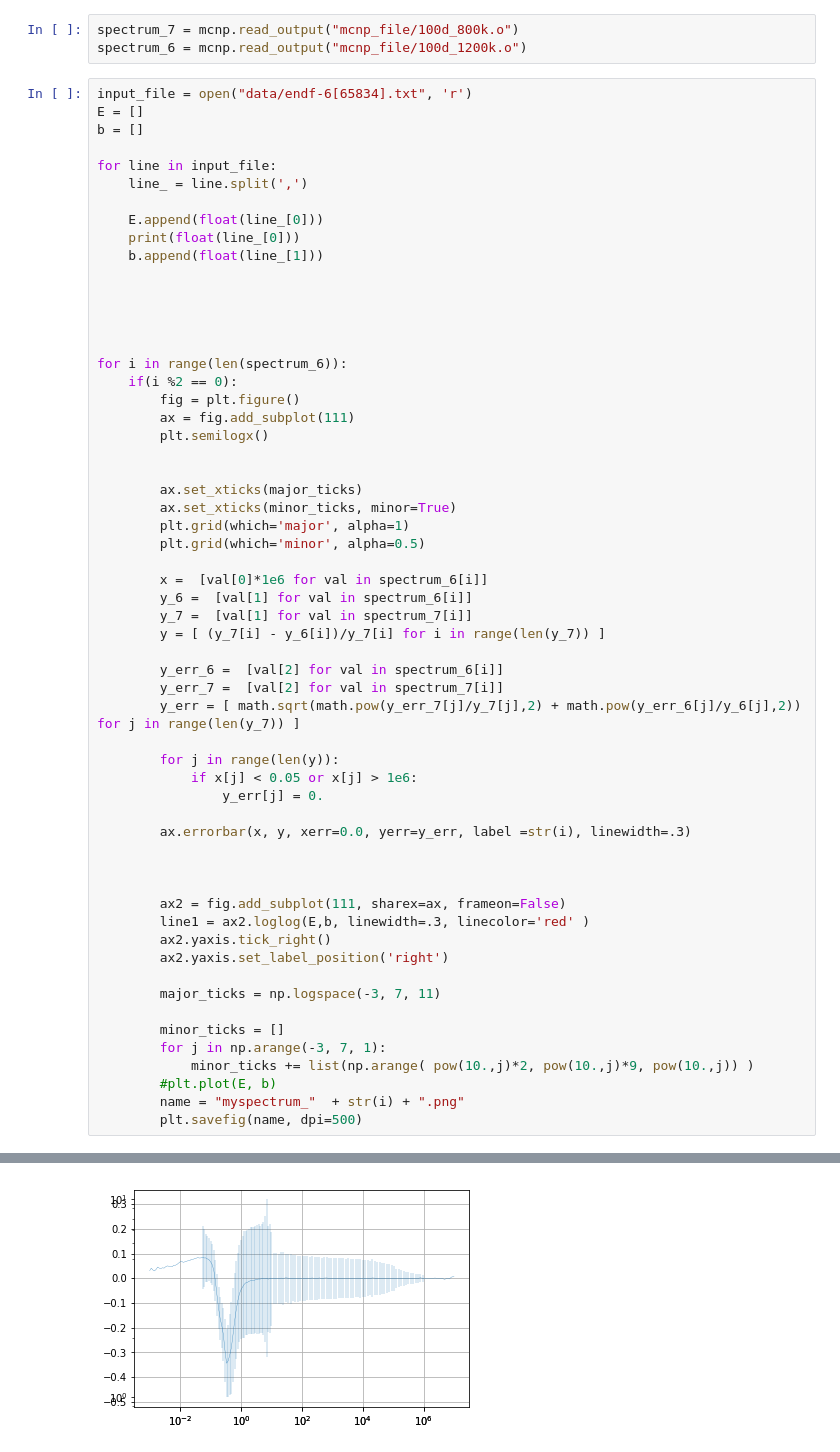
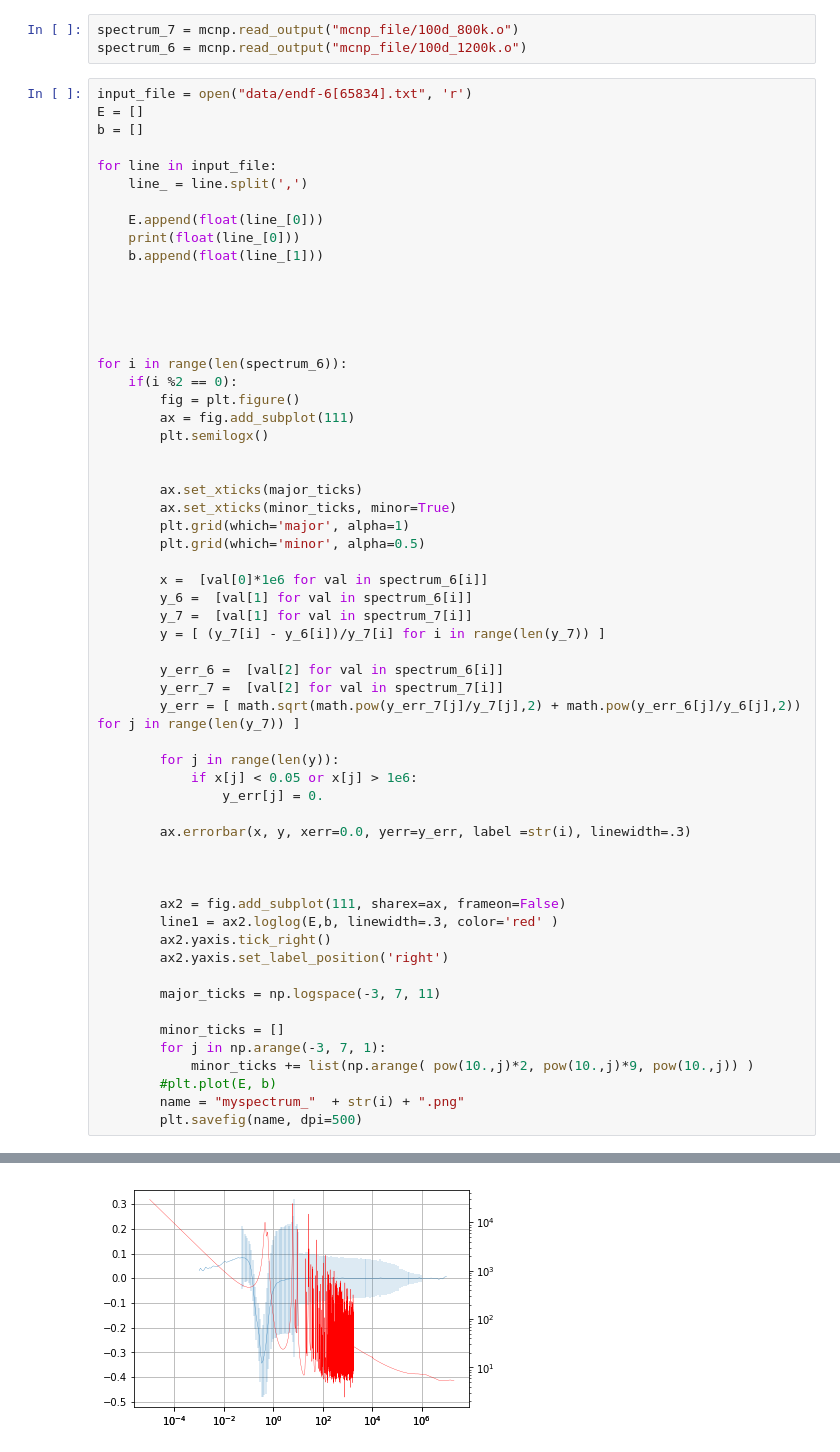
Before and after one commit to aaswenson/mcnp_parser, a Jupyter notebook: Untitled.ipynb, the cells around one changed output, grey strips where cells are left out. Cells and saved outputs as stored; diff of their text form.

```diff
--- a/Untitled.ipynb
+++ b/Untitled.ipynb
@@ -54,7 +54,7 @@ for i in range(len(spectrum_6)):
 
 
         ax2 = fig.add_subplot(111, sharex=ax, frameon=False)
-        line1 = ax2.loglog(E,b, linewidth=.3, linecolor='red' )
+        line1 = ax2.loglog(E,b, linewidth=.3, color='red' )
         ax2.yaxis.tick_right()
         ax2.yaxis.set_label_position('right')
 
@@ -88 +87 @@ AttributeError: Unknown property linecolor
-[figure, old version]
+[figure, new version]
```
Also changed, not shown: parts of 1 cell of this notebook, 1 other file.
